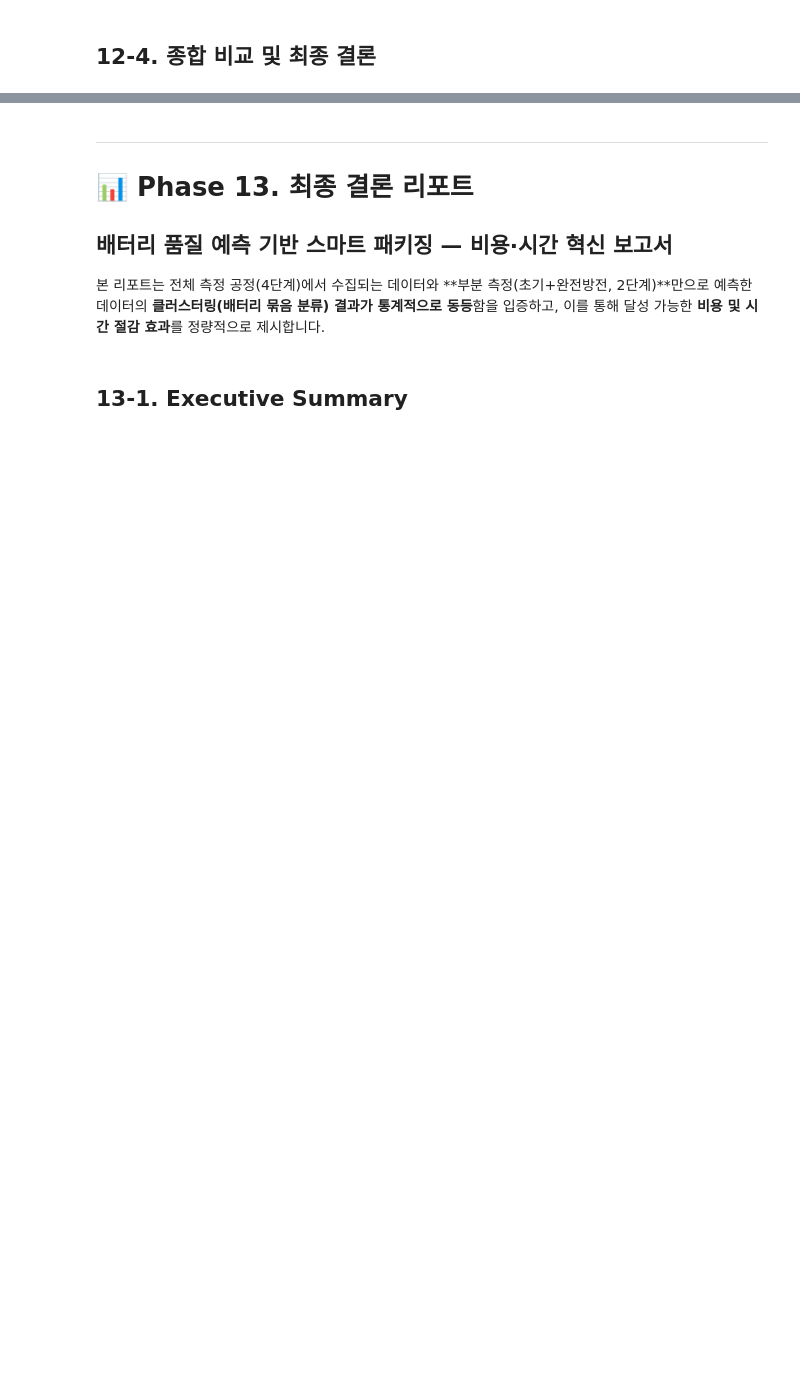
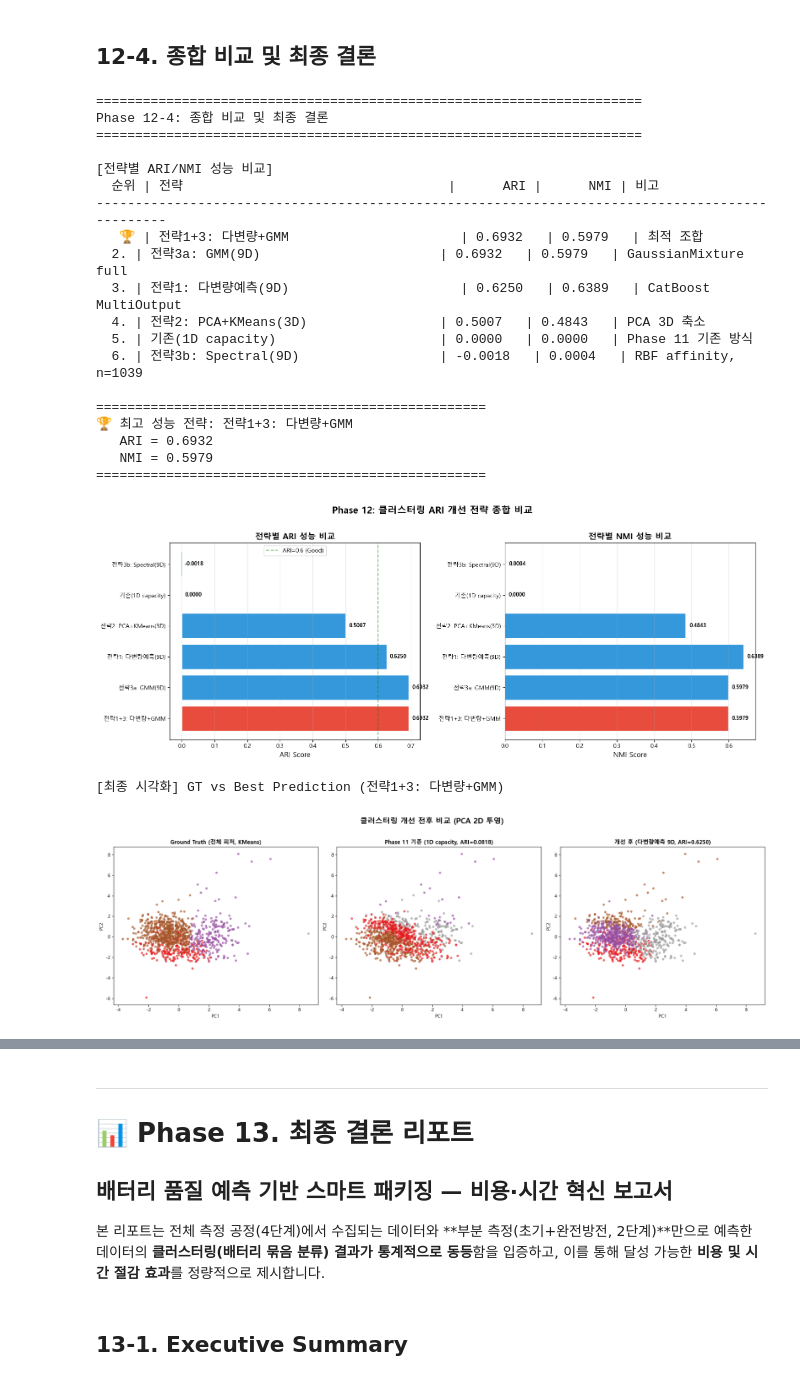
Before and after one commit to kyuyoungleesunmoon/battery, a Jupyter notebook: battery_capacity_prediction.ipynb, the cells around one changed output, grey strips where cells are left out. Cells and saved outputs as stored; diff of their text form; code cells hidden in the pictures; blank space fills up the shorter version.

```diff
--- a/battery_capacity_prediction.ipynb
+++ b/battery_capacity_prediction.ipynb
@@ -3294,49 +3296,6 @@ print('\n✅ Phase 12-3 완료')
 # %% [markdown]
 ## 12-4. 종합 비교 및 최종 결론
 # %%
-# --- 한글 폰트 설정 (Windows/Linux/Mac 호환) ---
-import matplotlib.pyplot as plt
-import matplotlib.font_manager as fm
-import platform, os
-
-def set_korean_font():
-    """시스템에 맞는 한글 폰트를 자동 탐지하여 matplotlib에 설정합니다."""
-    system = platform.system()
-    candidate_fonts = []
-
-    if system == 'Windows':
-        candidate_fonts = ['Malgun Gothic', 'NanumGothic', 'Gulim', 'Dotum', 'Batang']
-    elif system == 'Darwin':
-        candidate_fonts = ['AppleGothic', 'NanumGothic']
-    else:
-        candidate_fonts = ['NanumGothic', 'NanumBarunGothic', 'UnDotum']
-
-    available = set(f.name for f in fm.fontManager.ttflist)
-    for font_name in candidate_fonts:
-        if font_name in available:
-            plt.rcParams['font.family'] = font_name
-            plt.rcParams['axes.unicode_minus'] = False
-            print(f'[폰트] {font_name} 설정 완료')
-            return font_name
-
-    # 후보에 없으면 직접 ttf 파일 탐색 (Windows)
-    if system == 'Windows':
-        font_dir = os.path.join(os.environ.get('WINDIR', 'C:\\Windows'), 'Fonts')
-        for ttf_name in ['malgun.ttf', 'NanumGothic.ttf', 'gulim.ttc']:
-            ttf_path = os.path.join(font_dir, ttf_name)
-            if os.path.exists(ttf_path):
-                fm.fontManager.addfont(ttf_path)
-                prop = fm.FontProperties(fname=ttf_path)
-                plt.rcParams['font.family'] = prop.get_name()
-                plt.rcParams['axes.unicode_minus'] = False
-                print(f'[폰트] {prop.get_name()} (ttf 직접 로드) 설정 완료')
-                return prop.get_name()
-
-    print('[경고] 한글 폰트를 찾지 못했습니다. 한글이 깨질 수 있습니다.')
-    return None
-
-KOREAN_FONT = set_korean_font()
-# --- 한글 폰트 설정 끝 ---
 print('=' * 70)
 print('Phase 12-4: 종합 비교 및 최종 결론')
 print('=' * 70)
@@ -3428,30 +3387,53 @@ axes[2].scatter(X_gt_2d[:, 0], X_gt_2d[:, 1], c=labels_best, cmap='Set1', s=15,
 axes[2].set_title(f'개선 후 (다변량예측 9D, ARI={ari_best:.4f})', fontweight='bold')
 axes[2].set_xlabel('PC1')
 axes[2].set_ylabel('PC2')
 
 plt.suptitle('클러스터링 개선 전후 비교 (PCA 2D 투영)', fontsize=16, fontweight='bold', y=1.02)
 plt.tight_layout()
 plt.show()
 
 # 최종 결론
 print('\n' + '=' * 70)
 print('📊 Phase 12 최종 결론')
 print('=' * 70)
 print(f'\n  기존 방식 (Phase 11, 1D capacity):')
 print(f'    ARI = {ari_1d:.4f} (거의 무작위 수준)')
 print(f'\n  개선 방식 (Phase 12, 다변량 예측 9D):')
 print(f'    ARI = {ari_best:.4f}')
 print(f'    개선폭 = +{ari_best - ari_1d:.4f}')
 
 if ari_best > 0.6:
     print(f'\n  ✅ 검증 성공: 두 클러스터링이 통계적으로 유사합니다 (ARI > 0.6)')
     print(f'  결론: 초기+완전방전 4개 피처만으로 전체 데이터의 배터리 특성 군집을 재현할 수 있습니다!')
 elif ari_best > 0.3:
     print(f'\n  ⚠️ 부분적 성공: 상당한 개선이 있었으나 완벽한 일치에는 미달 (0.3 < ARI < 0.6)')
     print(f'  추가 개선: 딥 클러스터링(VAE) 또는 피처 엔지니어링 확대를 고려하세요.')
 else:
     print(f'\n  ⚠️ 추가 개선 필요 (ARI < 0.3)')
     print(f'  제안: AutoEncoder 기반 딥 클러스터링 또는 데이터 수집 확대를 고려하세요.')
 
 print('\n✅ Phase 12 완료')
 print('=' * 70)
+# %% [output]
+======================================================================
+Phase 12-4: 종합 비교 및 최종 결론
+======================================================================
+
+[전략별 ARI/NMI 성능 비교]
+  순위 | 전략                                  |      ARI |      NMI | 비고
+-----------------------------------------------------------------------------------------------
+   🏆 | 전략1+3: 다변량+GMM                      | 0.6932   | 0.5979   | 최적 조합
+  2. | 전략3a: GMM(9D)                       | 0.6932   | 0.5979   | GaussianMixture full
+  3. | 전략1: 다변량예측(9D)                      | 0.6250   | 0.6389   | CatBoost MultiOutput
+  4. | 전략2: PCA+KMeans(3D)                 | 0.5007   | 0.4843   | PCA 3D 축소
+  5. | 기존(1D capacity)                     | 0.0000   | 0.0000   | Phase 11 기존 방식
+  6. | 전략3b: Spectral(9D)                  | -0.0018   | 0.0004   | RBF affinity, n=1039
+
+==================================================
+🏆 최고 성능 전략: 전략1+3: 다변량+GMM
+   ARI = 0.6932
+   NMI = 0.5979
+==================================================
+[figure, added]
+[최종 시각화] GT vs Best Prediction (전략1+3: 다변량+GMM)
+[figure, added]
```
Also changed, not shown: parts of 28 cells of this notebook.
